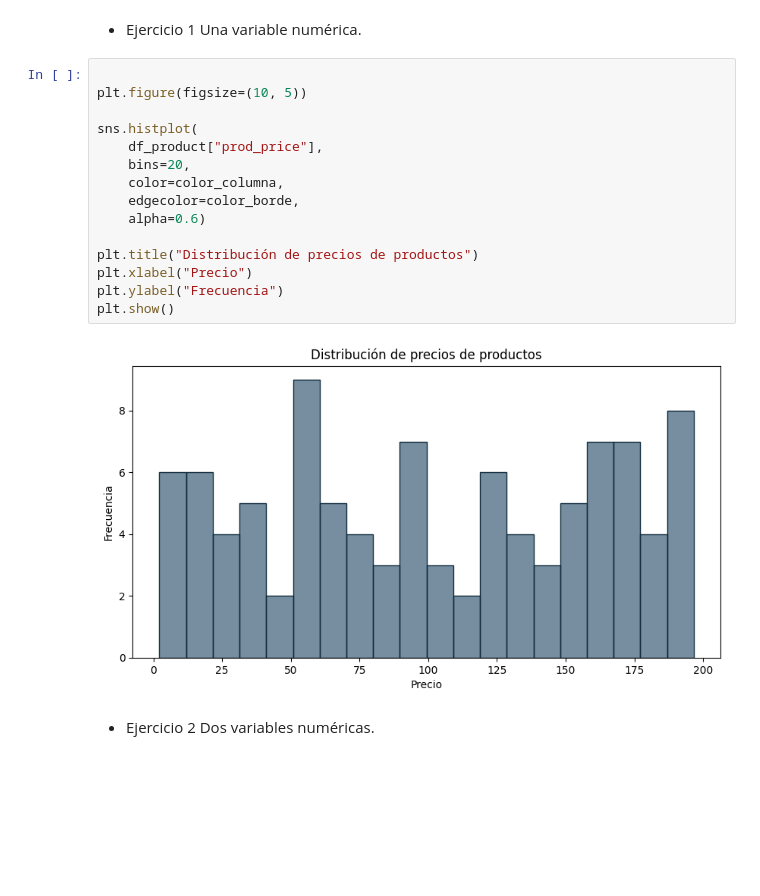
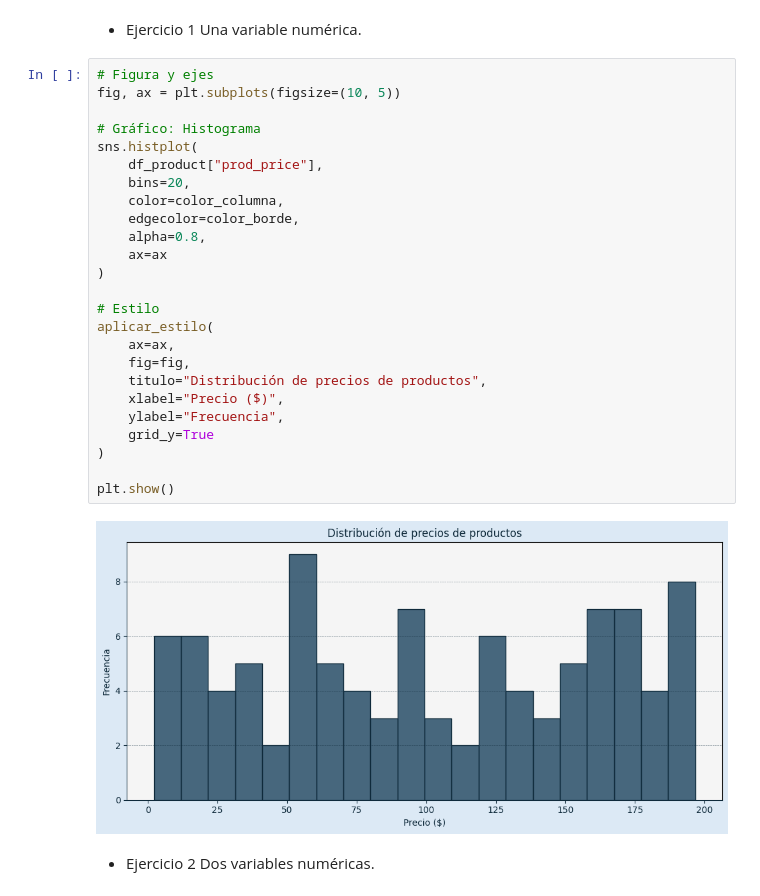
Before and after one commit to ingridtp/itacademy, a Jupyter notebook: Sprint 8/Sprint8.ipynb, the cells around one changed output. Saved outputs shown, nothing was run; the diff lists cells and outputs as text; blank space fills up the shorter version.

```diff
--- a/Sprint 8/Sprint8.ipynb
+++ b/Sprint 8/Sprint8.ipynb
@@ -180,22 +249,32 @@ color_borde = "#0f2a3b"
 - Ejercicio 1
 Una variable numérica.
 # %%
+# Figura y ejes
+fig, ax = plt.subplots(figsize=(10, 5))
 
-plt.figure(figsize=(10, 5))
-
+# Gráfico: Histograma
 sns.histplot(
     df_product["prod_price"],
     bins=20,
     color=color_columna,
     edgecolor=color_borde,
-    alpha=0.6)
+    alpha=0.8,
+    ax=ax
+)
 
-plt.title("Distribución de precios de productos")
-plt.xlabel("Precio")
-plt.ylabel("Frecuencia")
+# Estilo
+aplicar_estilo(
+    ax=ax,
+    fig=fig,
+    titulo="Distribución de precios de productos",
+    xlabel="Precio ($)",
+    ylabel="Frecuencia",
+    grid_y=True
+)
+
 plt.show()
 # %% [output]
-[figure, old version]
+[figure, new version]
 # %% [markdown]
 - Ejercicio 2
 Dos variables numéricas.
```
Also changed, not shown: parts of 16 cells of this notebook.
